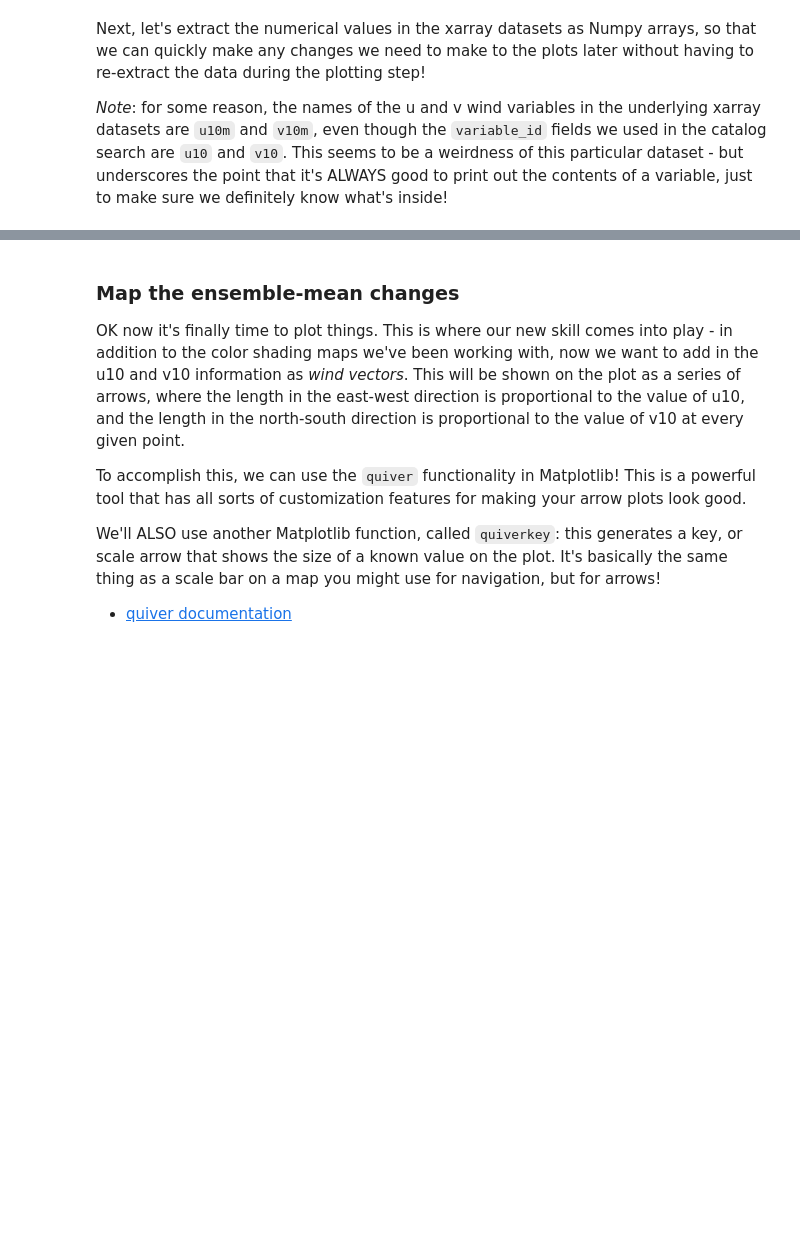
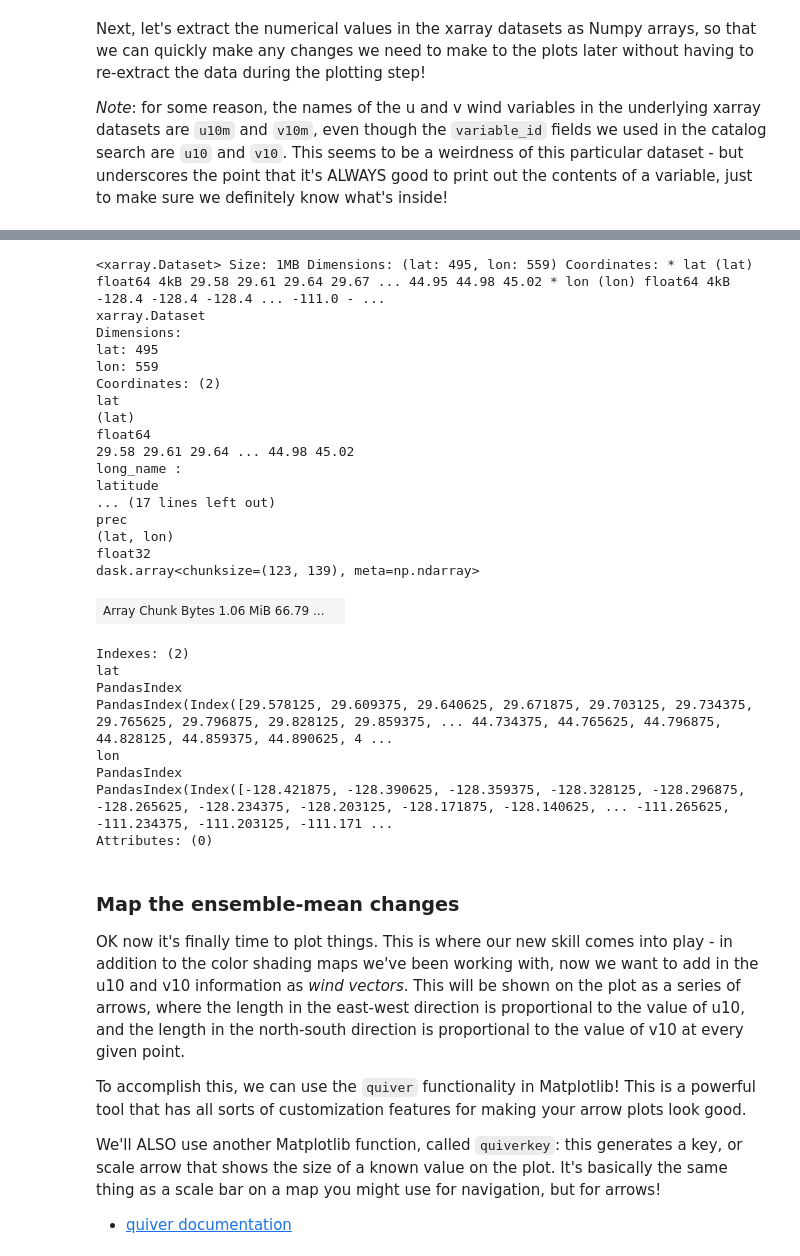
Before and after one commit to haylee360/thomas-fire-analysis, a Jupyter notebook: 2. Mapping Multiple Variables.ipynb, the cells around one changed output, grey strips where cells are left out. Saved outputs shown, nothing was run; the diff lists cells and outputs as text; code cells hidden in the pictures; blank space fills up the shorter version.

```diff
--- a/2. Mapping Multiple Variables.ipynb
+++ b/2. Mapping Multiple Variables.ipynb
@@ -251,5 +263,34 @@ Coordinates:
   * lon      (lon) float64 4kB -128.4 -128.4 -128.4 ... -111.0 -111.0 -111.0
 Data variables:
     v10m     (lat, lon) float32 1MB dask.array<chunksize=(123, 139), meta=np.ndarray>
+# %%
+cesm2_wrfprec_ensmn
+# %% [output]
+<xarray.Dataset> Size: 1MB Dimensions: (lat: 495, lon: 559) Coordinates: * lat (lat) float64 4kB 29.58 29.61 29.64 29.67 ... 44.95 44.98 45.02 * lon (lon) float64 4kB -128.4 -128.4 -128.4 ... -111.0 - ...
+xarray.Dataset
+Dimensions:
+lat: 495
+lon: 559
+Coordinates: (2)
+lat
+(lat)
+float64
+29.58 29.61 29.64 ... 44.98 45.02
+long_name :
+latitude
+... (17 lines left out)
+prec
+(lat, lon)
+float32
+dask.array<chunksize=(123, 139), meta=np.ndarray>
+| Array Chunk Bytes 1.06 MiB 66.79 ... |  |
+Indexes: (2)
+lat
+PandasIndex
+PandasIndex(Index([29.578125, 29.609375, 29.640625, 29.671875, 29.703125, 29.734375, 29.765625, 29.796875, 29.828125, 29.859375, ... 44.734375, 44.765625, 44.796875, 44.828125, 44.859375, 44.890625, 4 ...
+lon
+PandasIndex
+PandasIndex(Index([-128.421875, -128.390625, -128.359375, -128.328125, -128.296875, -128.265625, -128.234375, -128.203125, -128.171875, -128.140625, ... -111.265625, -111.234375, -111.203125, -111.171 ...
+Attributes: (0)
 # %%
 # Extract values as Numpy arrays to make things faster later
```
Also changed, not shown: parts of 5 cells of this notebook, 1 other file.
